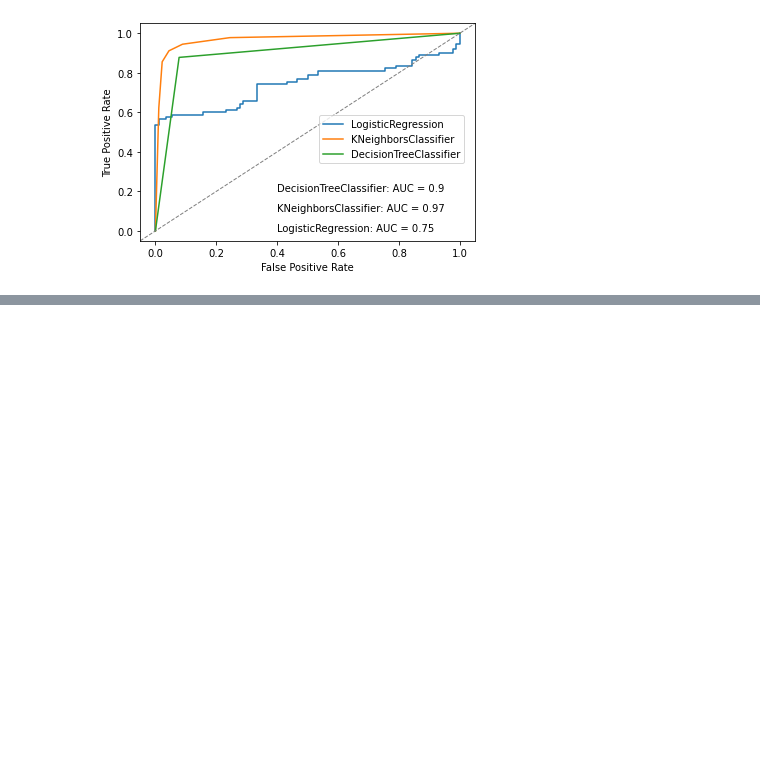
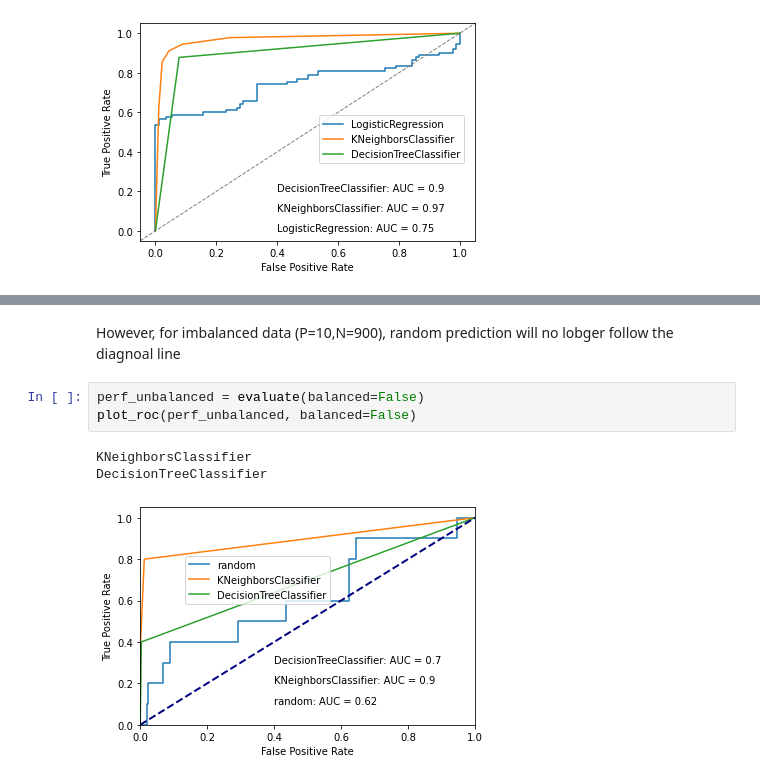
Before and after one commit to yueliyl/gec_intro2ml, a Jupyter notebook: ModelEvaluationAndSelection.ipynb, the cells around one changed output, grey strips where cells are left out. Cells and saved outputs as stored; diff of their text form; blank space fills up the shorter version.

```diff
--- a/ModelEvaluationAndSelection.ipynb
+++ b/ModelEvaluationAndSelection.ipynb
@@ -372,0 +601,9 @@ To be updated soon
+# %% [markdown]
+However, for imbalanced data (P=10,N=900), random prediction will no lobger follow the diagnoal line
+# %%
+perf_unbalanced = evaluate(balanced=False)
+plot_roc(perf_unbalanced, balanced=False)
+# %% [output]
+KNeighborsClassifier
+DecisionTreeClassifier
+[figure, added]
```
Also changed, not shown: parts of 15 cells of this notebook.
